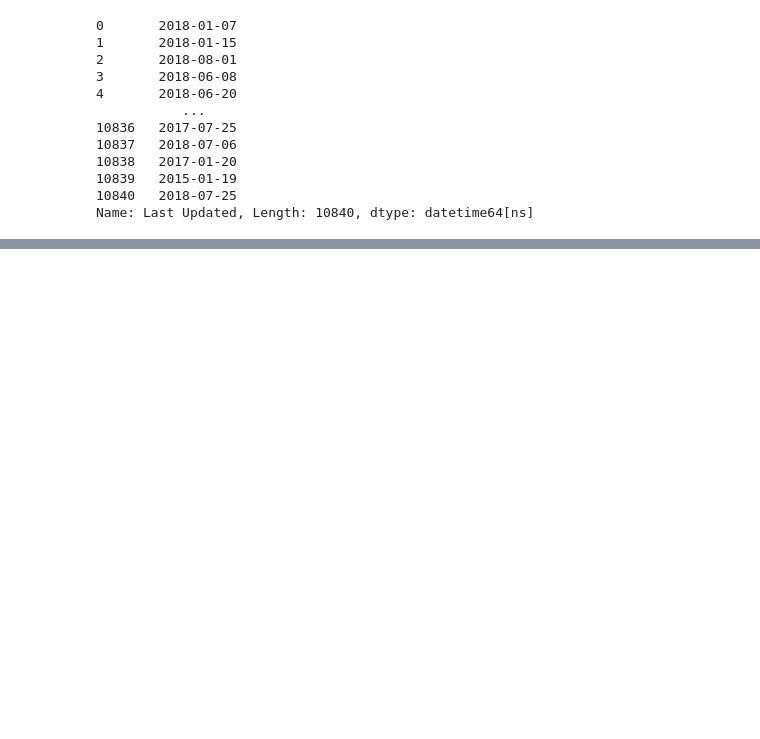
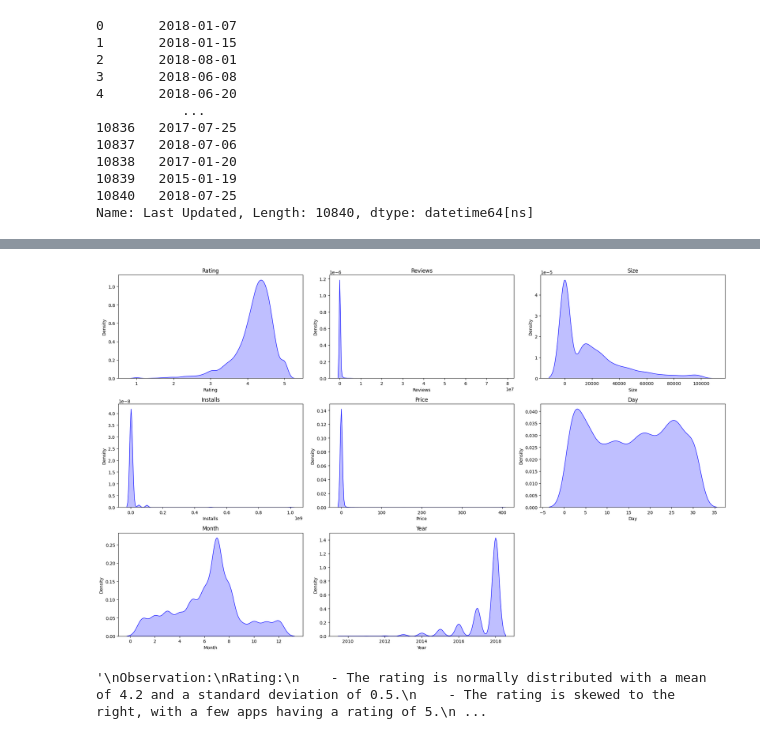
Before and after one commit to abhik12295/Data-Science-Learning, a Jupyter notebook: Core ML Topics/3. EDA & FE with Datasets/Google_playstore.ipynb, the cells around one changed output, grey strips where cells are left out. Cells and saved outputs as stored; diff of their text form; code cells hidden in the pictures; blank space fills up the shorter version.

```diff
--- a/Core ML Topics/3. EDA & FE with Datasets/Google_playstore.ipynb
+++ b/Core ML Topics/3. EDA & FE with Datasets/Google_playstore.ipynb
@@ -303,0 +321,3 @@ df_copy.to_csv('google_playstore_cleaned.csv', index=False)
+# %%
+df_copy= df_copy.drop_duplicates(subset=['App'], keep='first')
+df_copy.duplicated('App').sum()
@@ -303,0 +328,7 @@ df_copy.to_csv('google_playstore_cleaned.csv', index=False)
+# %%
+numeric_features = [col for col in df_copy.columns if df_copy[col].dtype!='O']
+categorical_feature = [col for col in df_copy.columns if df_copy[col].dtype=='O']
+
+# print columns
+print(f'{len(numeric_features)} numeric features     -> {numeric_features}')
+print(f'{len(categorical_feature)} categorical features -> {categorical_feature}')
@@ -303,0 +362,27 @@ df_copy.to_csv('google_playstore_cleaned.csv', index=False)
+# %%
+# kde plot - univariate analysis
+plt.figure(figsize=(20, 20))
+for i in range(0, len(numeric_features)):
+    plt.subplot(5, 3, i+1)
+    sns.kdeplot(df_copy[numeric_features[i]], color='blue', fill=True)
+    plt.title(numeric_features[i])
+    plt.xlabel(numeric_features[i])
+    plt.ylabel('Density')
+    plt.tight_layout()
+# %% [output]
+[figure, added]
+# %%
+'''
+Observation:
+Rating:
+    - The rating is normally distributed with a mean of 4.2 and a standard deviation of 0.5.
+    - The rating is skewed to the right, with a few apps having a rating of 5.
+Year:
+    - The year is normally distributed with a mean of 2018 and a standard deviation of 1.5.
+    - The year is skewed to the right, with a few apps having a year of 2020.
+Reviews, Size, Installs, Price:
+    - The reviews, size, installs, and price are normally distributed with a mean of 4.2 and a standard deviation of 0.5.
+    - The reviews, size, installs, and price are skewed to the right, with a few apps having a rating of 5.
+'''
+# %% [output]
+'\nObservation:\nRating:\n    - The rating is normally distributed with a mean of 4.2 and a standard deviation of 0.5.\n    - The rating is skewed to the right, with a few apps having a rating of 5.\n ...
```
Also changed, not shown: parts of 24 cells of this notebook.
